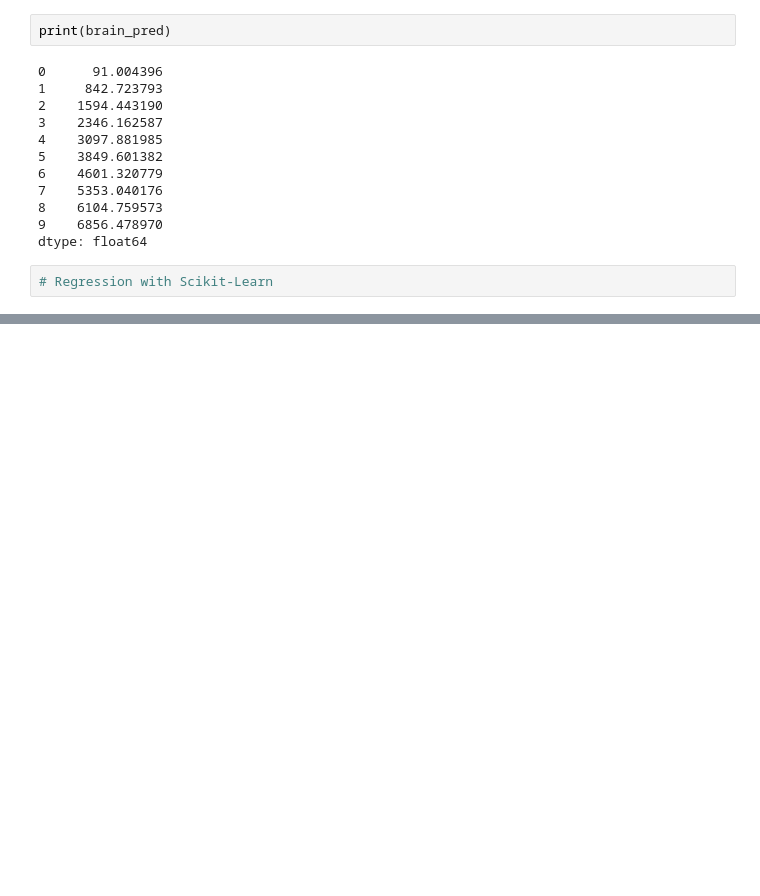
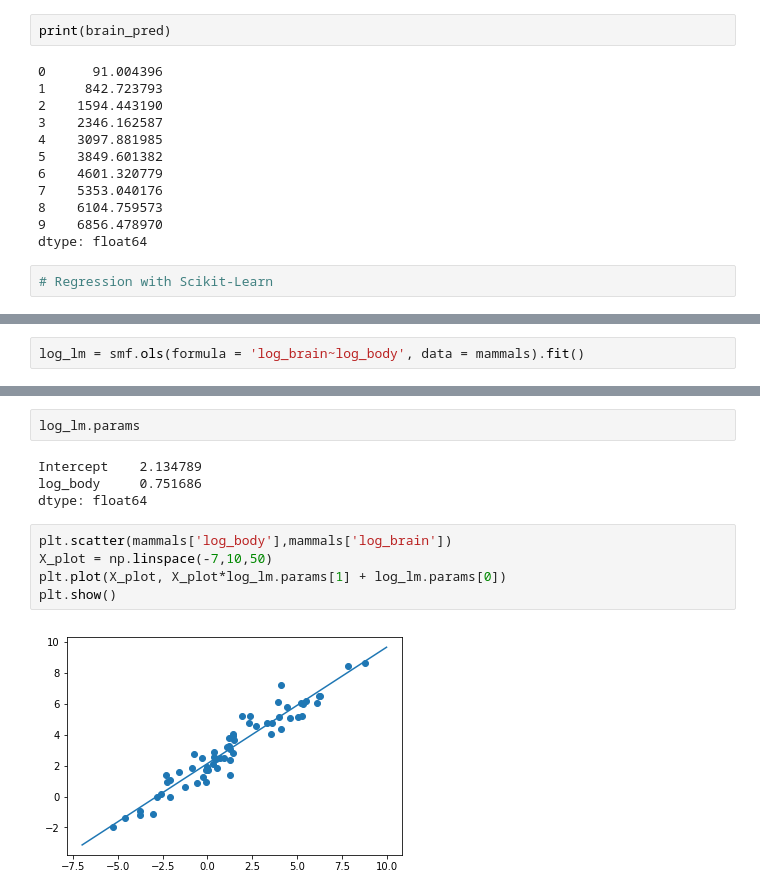
Before and after one commit to giacman/DataScienceAnalyticsPython, a Jupyter notebook: notebooks/02-regression.ipynb, the cells around one changed output, grey strips where cells are left out. Cells and saved outputs as stored; diff of their text form; blank space fills up the shorter version.

```diff
--- a/notebooks/02-regression.ipynb
+++ b/notebooks/02-regression.ipynb
@@ -105,0 +166,2 @@ dtype: float64
+# %%
+log_lm = smf.ols(formula = 'log_brain~log_body', data = mammals).fit()
@@ -105,0 +188,13 @@ dtype: float64
+# %%
+log_lm.params
+# %% [output]
+Intercept    2.134789
+log_body     0.751686
+dtype: float64
+# %%
+plt.scatter(mammals['log_body'],mammals['log_brain'])
+X_plot = np.linspace(-7,10,50)
+plt.plot(X_plot, X_plot*log_lm.params[1] + log_lm.params[0])
+plt.show()
+# %% [output]
+[figure, added]
```
Also changed, not shown: parts of 25 cells of this notebook.
